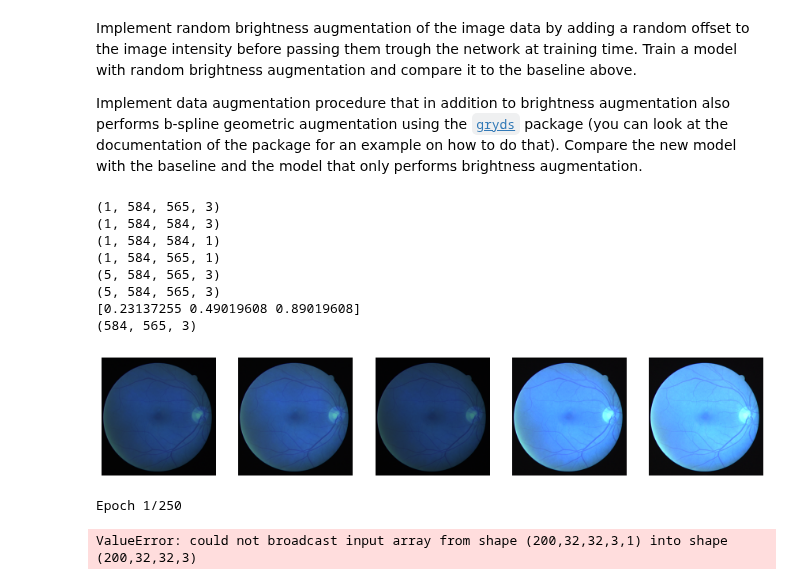
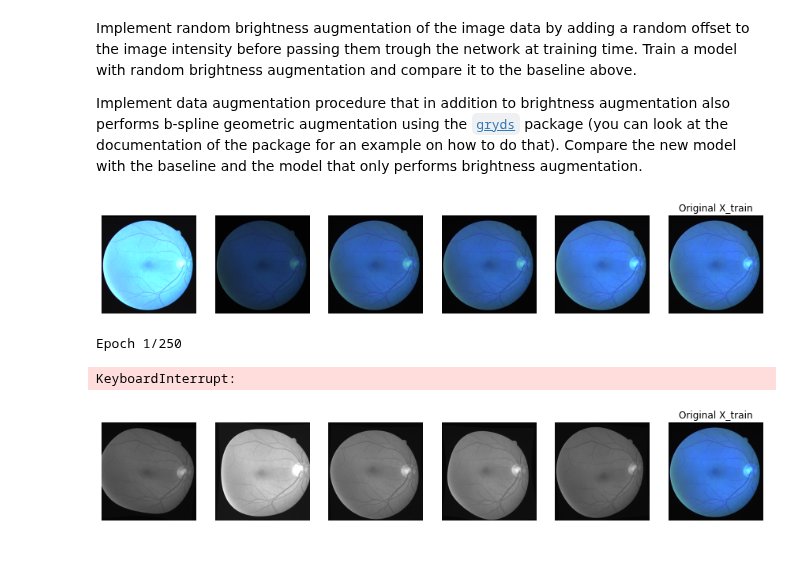
Before and after one commit to florisverheijen/8dm50-machine-learning, a Jupyter notebook: practicals/week_4.ipynb, the cells around one changed output. Saved outputs shown, nothing was run; the diff lists cells and outputs as text; code cells hidden in the pictures; blank space fills up the shorter version.

```diff
--- a/practicals/week_4.ipynb
+++ b/practicals/week_4.ipynb
@@ -481,61 +481,60 @@ from keras.losses import categorical_crossentropy
 from keras.optimizers import Adam
 import numpy as np
 from unet_utils import preprocessing
+
+
+X_train, y_train = np.expand_dims(train_images[0], axis=0), np.expand_dims(train_segmentations[0], axis=0)
+
 
 # load test data from test data paths
 impaths_test = glob(data_folder + 'test/images/*.tif')
 test_images, test_masks, test_segmentations = load_data(impaths_test, test=True)
 # pad the test data to fit the U-Net model
 test_images, test_masks, test_segmentations = preprocessing(test_images, test_masks, test_segmentations,
                                                             desired_shape=(584, 584))
 # use a single image to evaluate
 X_test, y_test = np.expand_dims(test_images[0], axis=0), np.expand_dims(test_masks[0], axis=0)
 
 
 # ImageDataGenerator for brightness
 # brightness_range is the range for picking a brightness shift value from
-datagen_augm = ImageDataGenerator(brightness_range=[0.4,2.0])
+datagen_augm = ImageDataGenerator(brightness_range=[0.4,2.0])  # choose realistic values
 
 # iterator
 aug_iter = datagen_augm.flow(X_train, batch_size=1)
 
 # generate batch of images
 nr_batches = 5
-X_train_augm = np.zeros((nr_batches, X_train.shape[1], X_train.shape[2],X_train.shape[3]))
-y_train_augm = X_train_augm
+X_train_augm = np.zeros((nr_batches+1, X_train.shape[1], X_train.shape[2], X_train.shape[3]))
+y_train_augm = np.zeros((nr_batches+1, X_train.shape[1], X_train.shape[2], 1))
 
-fig, ax = plt.subplots(nrows=1, ncols=nr_batches, figsize=(15,15))
+fig, ax = plt.subplots(nrows=1, ncols=nr_batches+1, figsize=(15,15))
 for i in range(nr_batches):
 
     # convert to unsigned integers
     image = next(aug_iter)[0].astype('uint8')
     X_train_augm[i] = image
     y_train_augm[i] = y_train
 
     # plot image
     ax[i].imshow(image)
     ax[i].axis('off')
 
+# remove first axis
+X_train_sq = np.squeeze(X_train)
 
-# voor mezelf alle shapes en voorbeeldwaarde geprint
-print(X_train.shape)
-print(X_test.shape)
-print(y_test.shape)
-print(y_train.shape)
-print(X_train_augm.shape)
-print(y_train_augm.shape)
-print(X_train[0,345,344,0:3])
-print(np.squeeze(X_train).shape)
+# put original X_train in matrix
+X_train_augm[i+1] = X_train_sq
+y_train_augm[i+1] = y_train
+
+# plot original image
+ax[i+1].imshow(X_train_sq)
+ax[i+1].set_title('Original X_train')
+ax[i+1].axis('off')
+
+plt.show()
 # %% [output]
-(1, 584, 565, 3)
-(1, 584, 584, 3)
-(1, 584, 584, 1)
-(1, 584, 565, 1)
-(5, 584, 565, 3)
-(5, 584, 565, 3)
-[0.23137255 0.49019608 0.89019608]
-(584, 565, 3)
-[figure, old version]
+[figure, new version]
 # %%
 model_brightness = model
 model_brightness.compile(loss='binary_crossentropy', optimizer=Adam(), metrics=['accuracy'])
@@ -554,28 +553,25 @@ print('Test loss:', score_brightness[0])
 print('Test accuracy:', score_brightness[1])
 # %% [output]
 Epoch 1/250
-ValueError: could not broadcast input array from shape (200,32,32,3,1) into shape (200,32,32,3)
+KeyboardInterrupt:
 # %%
 import gryds
 from skimage import io, color
-
-# remove first axis
-X_train_sq = np.squeeze(X_train)
 
 # Change image from color to gray (from 3D to 2D) to make it possible to use gryds
 X_train_sq_gr = color.rgb2gray(X_train_sq)
 
 # define number of different augmented (brightness + b-spline) images:
 nr_batches = 5
-X_train_bspl_augm = np.zeros((nr_batches, X_train.shape[1], X_train.shape[2],X_train.shape[3]))
+X_train_bspl_augm = X_train_augm #np.zeros((nr_batches, X_train.shape[1], X_train.shape[2],X_train.shape[3]))
 
 # first apply b-spline (a random B-spline grid is chosen for every image), then brightness augmentation
-fig, ax = plt.subplots(nrows=1, ncols=nr_batches, figsize=(15,15))
+fig, ax = plt.subplots(nrows=1, ncols=nr_batches+1, figsize=(15,15))
 for i in range(nr_batches):
     # Define a random 3x3 B-spline grid for a 2D image:
     random_grid = np.random.rand(2, 3, 3)
     random_grid -= 0.5
-    random_grid /= 5
+    random_grid /= 10
 
     # Define a B-spline transformation object
     bspline = gryds.BSplineTransformation(random_grid)
@@ -600,3 +596,12 @@ for i in range(nr_batches):
     # plot image
     ax[i].imshow(image)
     ax[i].axis('off')
+
+# plot original image
+ax[i+1].imshow(X_train_sq)
+ax[i+1].set_title('Original X_train')
+ax[i+1].axis('off')
+
+plt.show()
+# %% [output]
+[figure, added]
```
Also changed, not shown: parts of 2 cells of this notebook.
